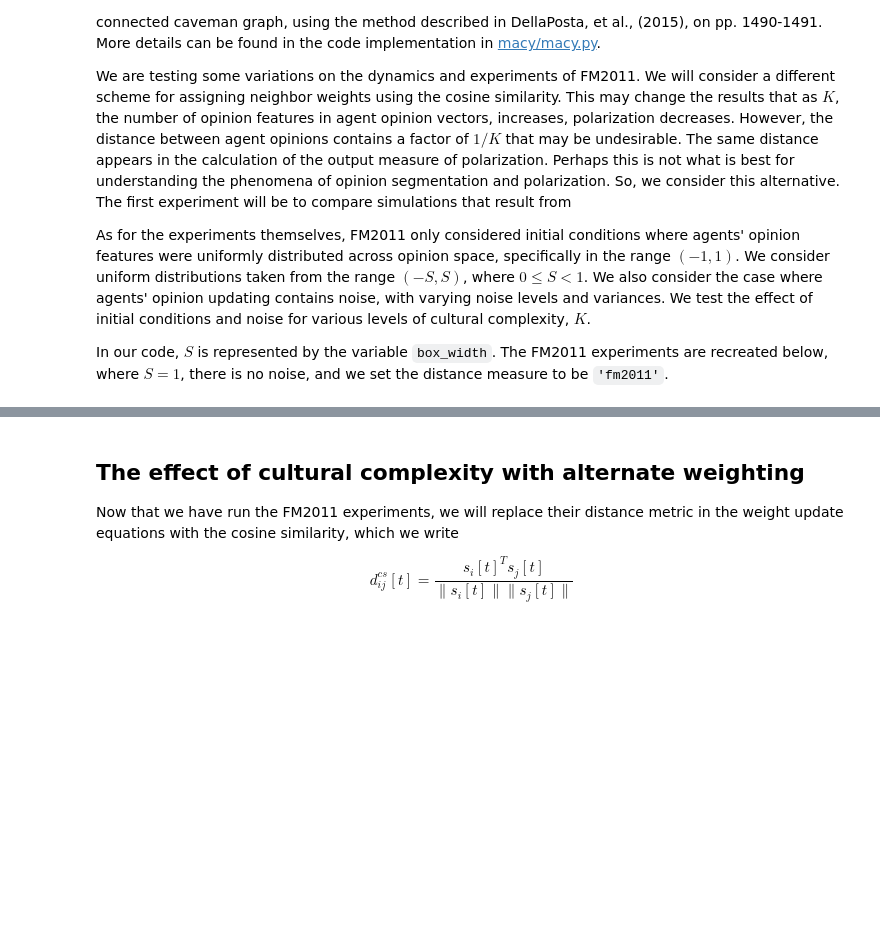
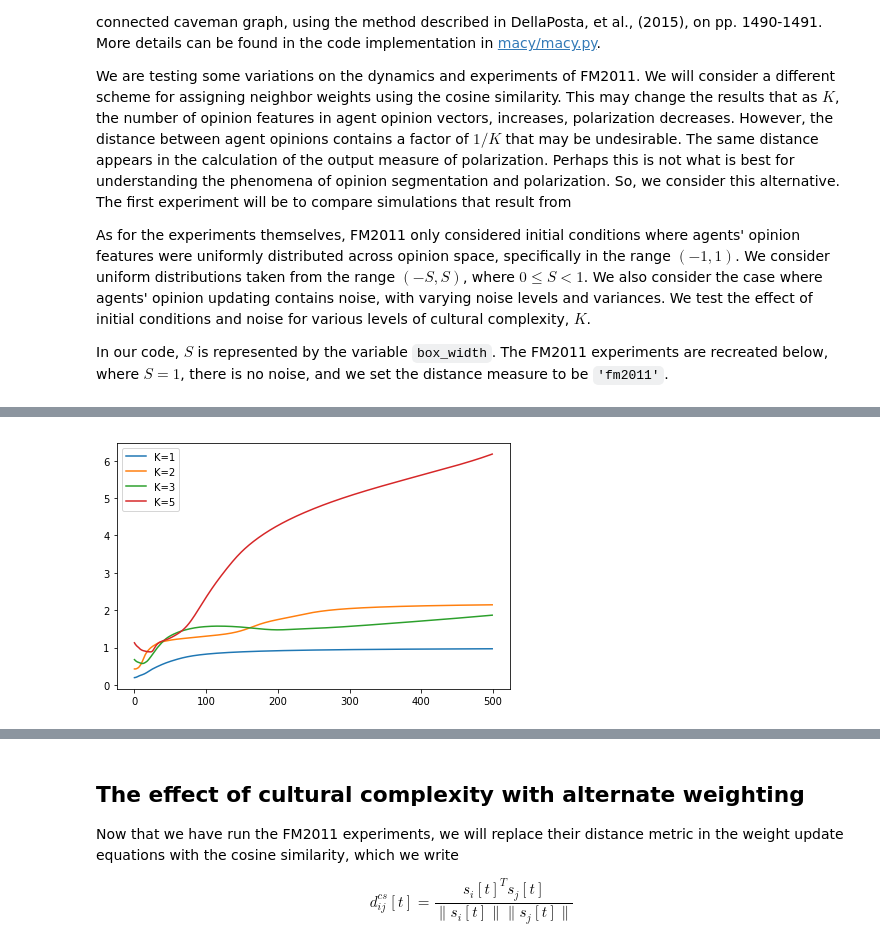
Before and after one commit to mt-digital/polarization, a Jupyter notebook: Experiment Examples.ipynb, the cells around one changed output, grey strips where cells are left out. Saved outputs shown, nothing was run; the diff lists cells and outputs as text; code cells hidden in the pictures; blank space fills up the shorter version.

```diff
--- a/Experiment Examples.ipynb
+++ b/Experiment Examples.ipynb
@@ -57,0 +101,3 @@ plt.legend()
+# %%
+k_experiment(outcome_metric='cityblock', rewire_prob=0.1, n_iter=500)
+# %% [output]
@@ -57,0 +108 @@ plt.legend()
+[figure, added]
```
Also changed, not shown: parts of 8 cells of this notebook, 5 other files.
